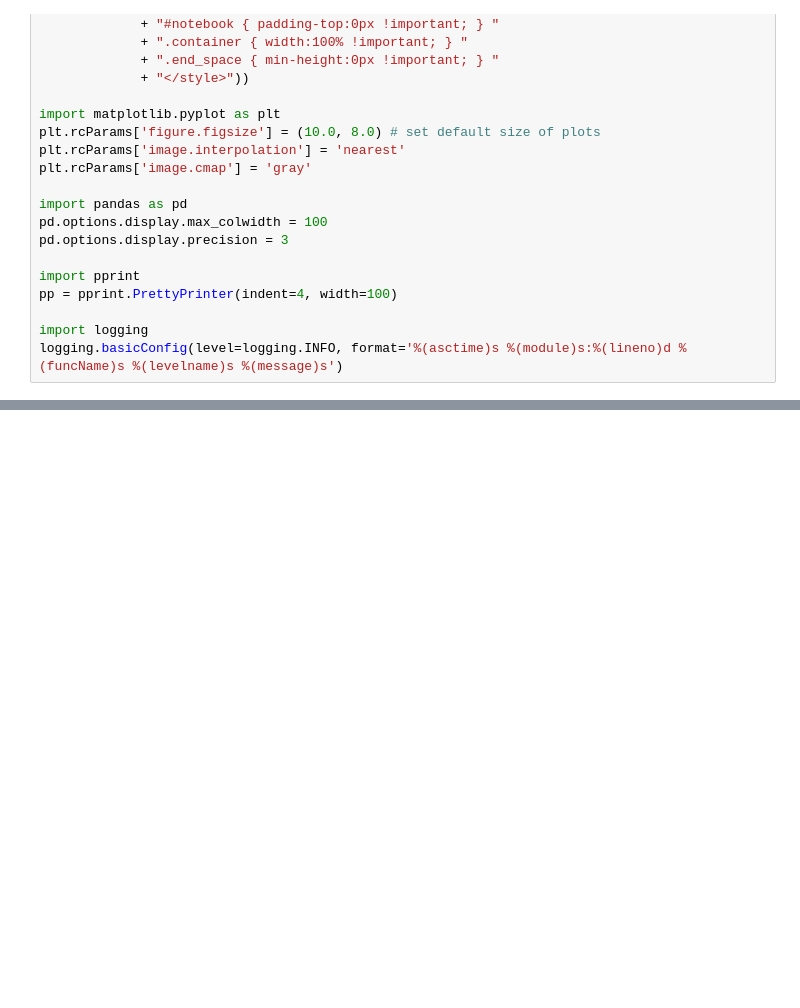
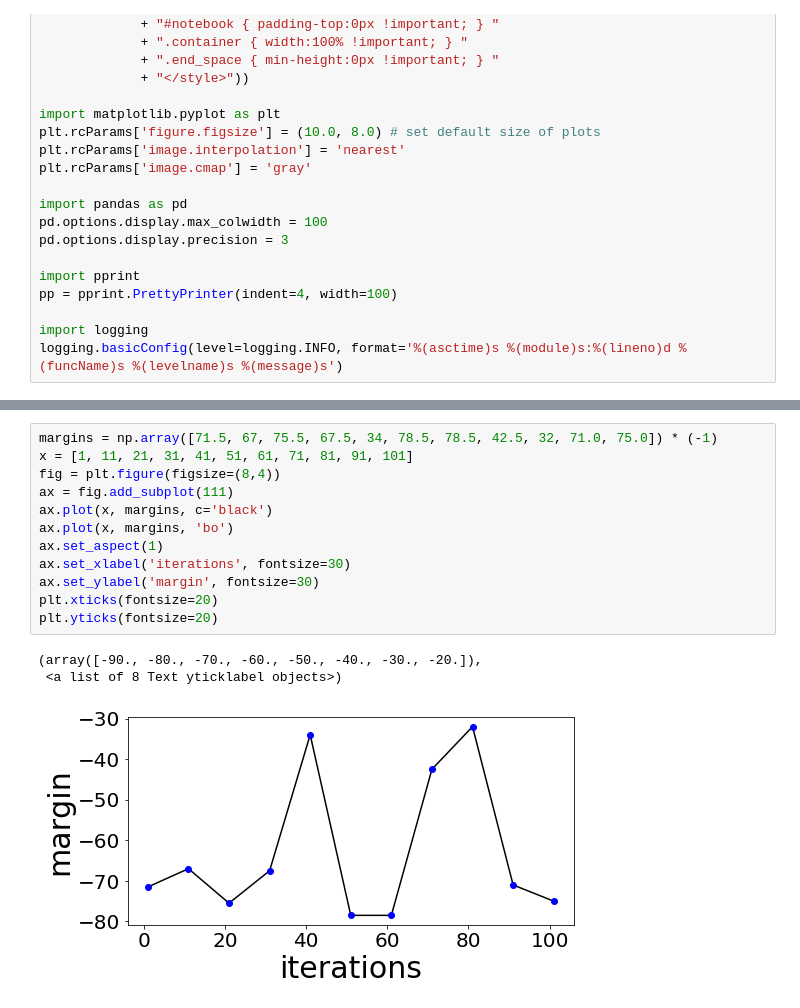
Before and after one commit to albertpl/cs221_final, a Jupyter notebook: src/analyze_result.ipynb, the cells around one changed output, grey strips where cells are left out. Saved outputs shown, nothing was run; the diff lists cells and outputs as text; blank space fills up the shorter version.

```diff
--- a/src/analyze_result.ipynb
+++ b/src/analyze_result.ipynb
@@ -27,0 +44,16 @@ logging.basicConfig(level=logging.INFO, format='%(asctime)s %(module)s:%(lineno)
+# %%
+margins = np.array([71.5, 67, 75.5, 67.5, 34, 78.5, 78.5, 42.5, 32, 71.0, 75.0]) * (-1)
+x = [1, 11, 21, 31, 41, 51, 61, 71, 81, 91, 101]
+fig = plt.figure(figsize=(8,4))
+ax = fig.add_subplot(111)
+ax.plot(x, margins, c='black')
+ax.plot(x, margins, 'bo')
+ax.set_aspect(1)
+ax.set_xlabel('iterations', fontsize=30)
+ax.set_ylabel('margin', fontsize=30)
+plt.xticks(fontsize=20)
+plt.yticks(fontsize=20)
+# %% [output]
+(array([-90., -80., -70., -60., -50., -40., -30., -20.]),
+ <a list of 8 Text yticklabel objects>)
+[figure, added]
```
Also changed, not shown: parts of 11 cells of this notebook, 9 other files.
